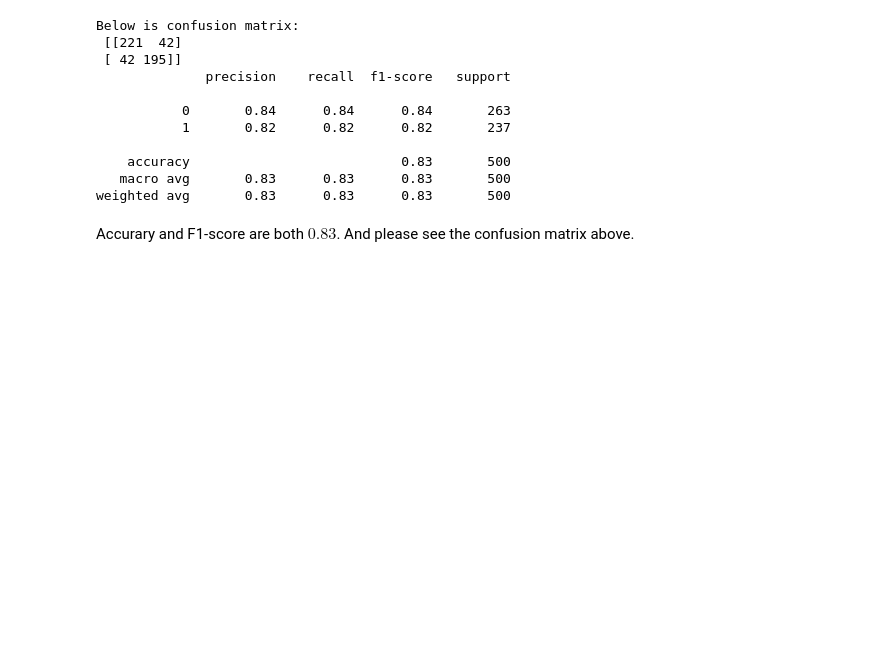
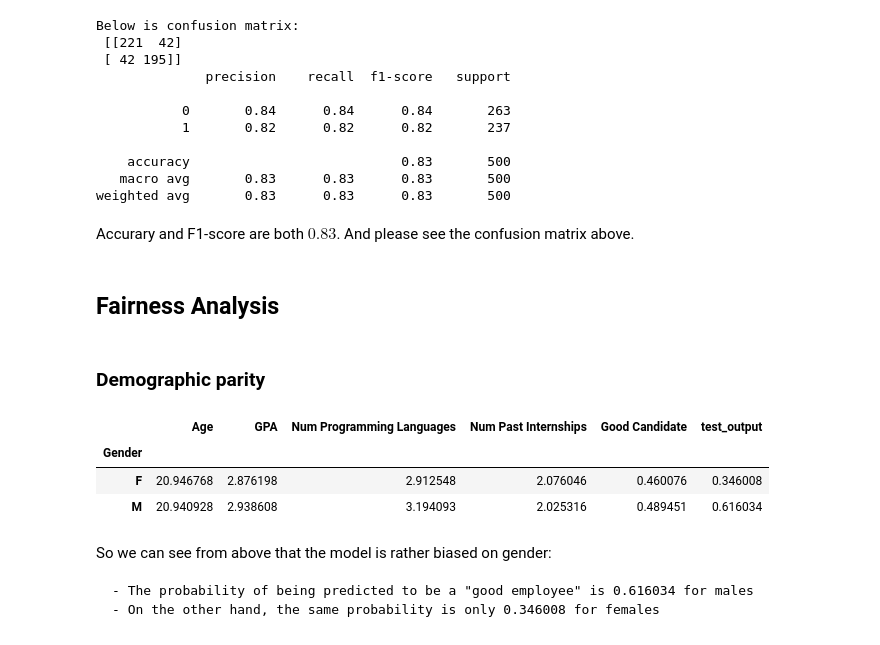
Before and after one commit to CMU-313/spring23-nodebb-team-c2, a Jupyter notebook: career-model/analysis.ipynb, the cells around one changed output. Cells and saved outputs as stored; diff of their text form; code cells hidden in the pictures; blank space fills up the shorter version.

Commit message:
demographic parity analysis

```diff
--- a/career-model/analysis.ipynb
+++ b/career-model/analysis.ipynb
@@ -155,3 +155,20 @@ Below is confusion matrix:
 weighted avg       0.83      0.83      0.83       500
 # %% [markdown]
 Accurary and F1-score are both $0.83$. And please see the confusion matrix above.
+# %% [markdown]
+## Fairness Analysis
+# %% [markdown]
+### Demographic parity
+# %%
+test['test_output'] = test_outputs
+test.groupby('Gender').aggregate('mean')
+# %% [output]
+|  | Age | GPA | Num Programming Languages | Num Past Internships | Good Candidate | test_output |
+| Gender |  |  |  |  |  |  |
+| F | 20.946768 | 2.876198 | 2.912548 | 2.076046 | 0.460076 | 0.346008 |
+| M | 20.940928 | 2.938608 | 3.194093 | 2.025316 | 0.489451 | 0.616034 |
+# %% [markdown]
+So we can see from above that the model is rather biased on gender:
+
+    - The probability of being predicted to be a "good employee" is 0.616034 for males
+    - On the other hand, the same probability is only 0.346008 for females
```
